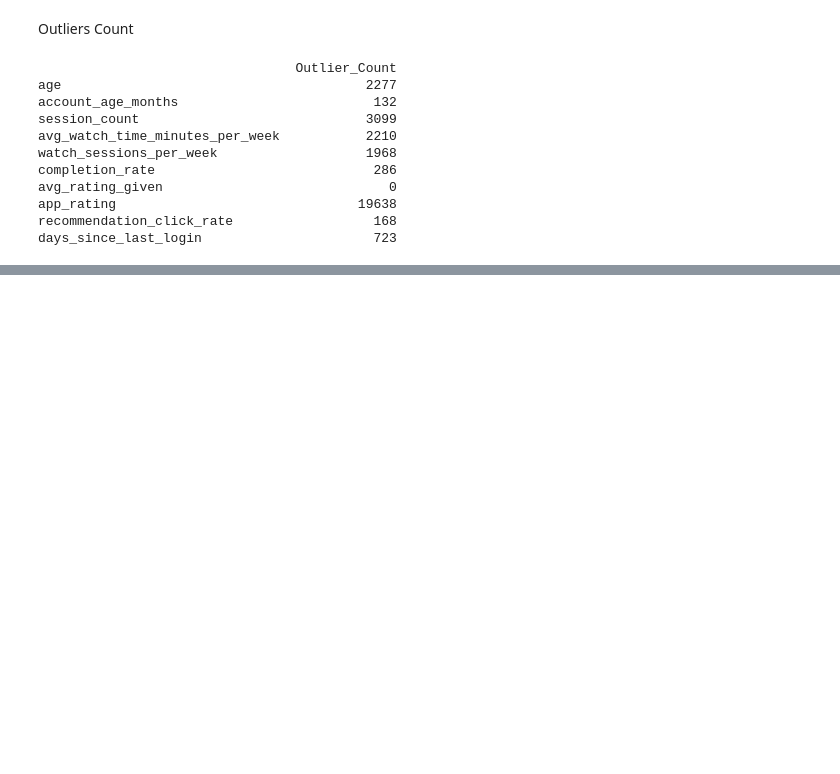
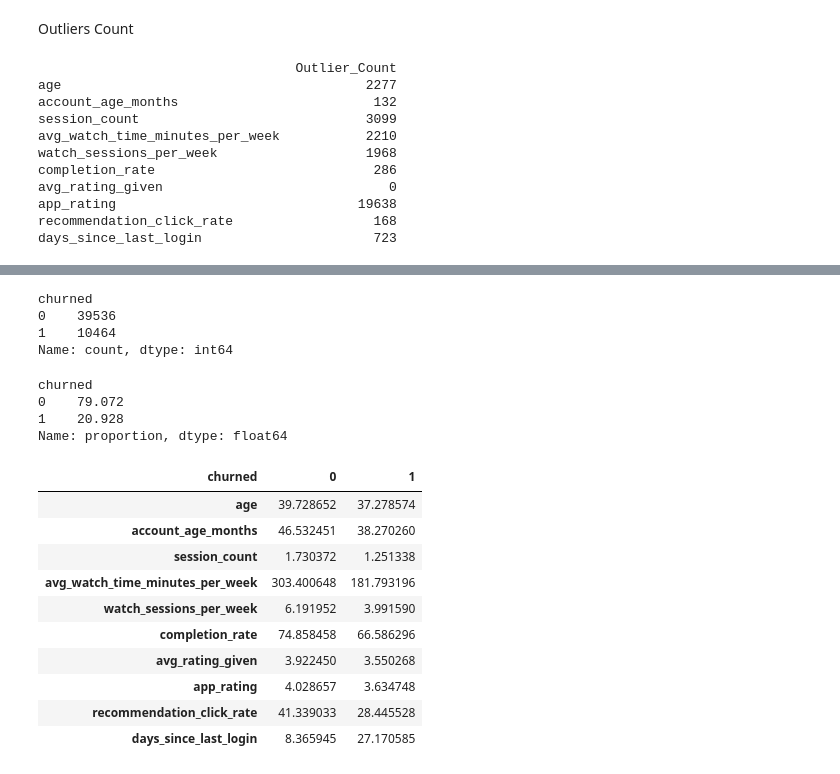
Before and after one commit to amanvashisth/Netflix-Customer-Churn-Analysis, a Jupyter notebook: Notebooks/02_Data_Understanding_EDA.ipynb, the cells around one changed output, grey strips where cells are left out. Saved outputs shown, nothing was run; the diff lists cells and outputs as text; code cells hidden in the pictures; blank space fills up the shorter version.

```diff
--- a/Notebooks/02_Data_Understanding_EDA.ipynb
+++ b/Notebooks/02_Data_Understanding_EDA.ipynb
@@ -347,0 +456,28 @@ days_since_last_login                      723
+# %%
+df['churned'].value_counts()
+# %% [output]
+churned
+0    39536
+1    10464
+Name: count, dtype: int64
+# %%
+df['churned'].value_counts(normalize=True) * 100
+# %% [output]
+churned
+0    79.072
+1    20.928
+Name: proportion, dtype: float64
+# %%
+df.groupby('churned')[numerical_features].mean().T
+# %% [output]
+| churned | 0 | 1 |
+| age | 39.728652 | 37.278574 |
+| account_age_months | 46.532451 | 38.270260 |
+| session_count | 1.730372 | 1.251338 |
+| avg_watch_time_minutes_per_week | 303.400648 | 181.793196 |
+| watch_sessions_per_week | 6.191952 | 3.991590 |
+| completion_rate | 74.858458 | 66.586296 |
+| avg_rating_given | 3.922450 | 3.550268 |
+| app_rating | 4.028657 | 3.634748 |
+| recommendation_click_rate | 41.339033 | 28.445528 |
+| days_since_last_login | 8.365945 | 27.170585 |
```
Also changed, not shown: parts of 7 cells of this notebook.
